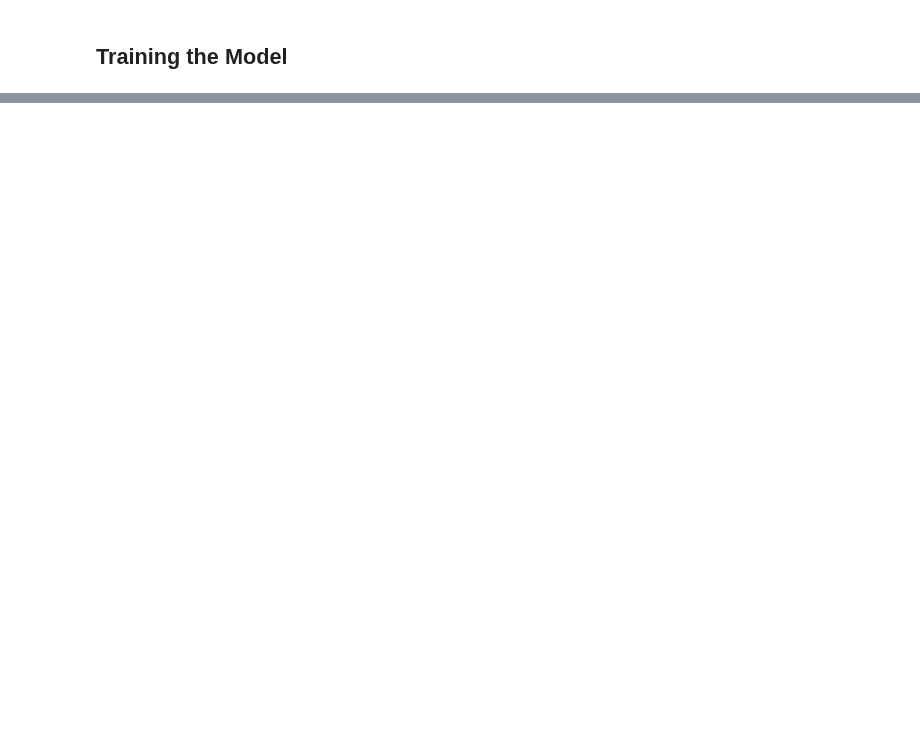
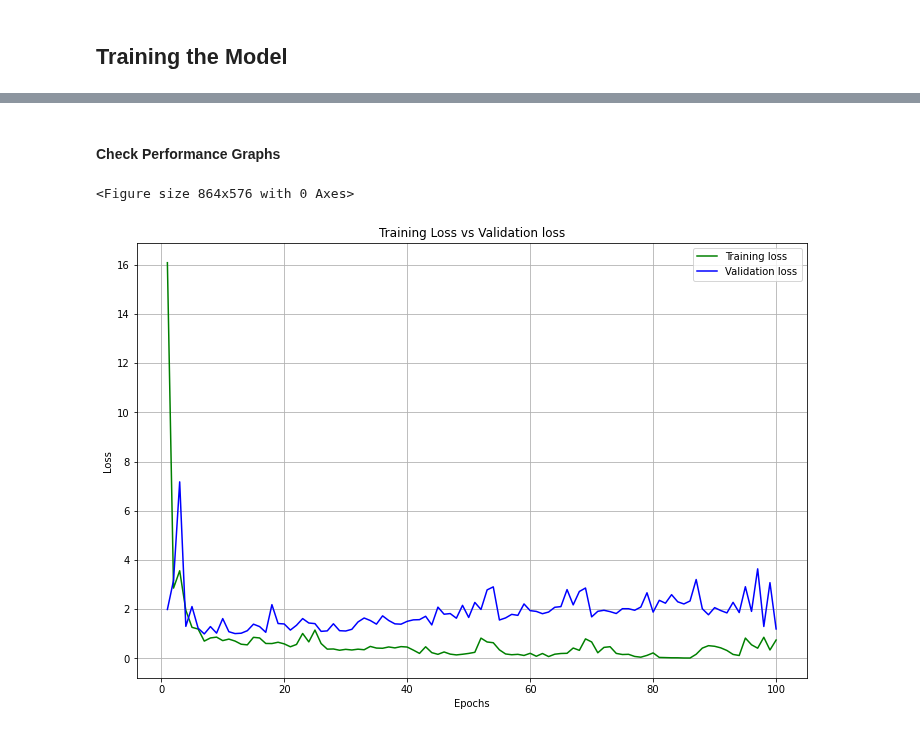
Before and after one commit to suvofalcon/Py-SpringboardAIML, a Jupyter notebook: _XX_Universal/DL Assignment 01-01.VisionDataset.ipynb, the cells around one changed output, grey strips where cells are left out. Drawn from its saved outputs; the diff is of its cells as text; code cells hidden in the pictures; blank space fills up the shorter version.

Commit message:
DL Assignment - Image classification using ANN

```diff
--- a/_XX_Universal/DL Assignment 01-01.VisionDataset.ipynb
+++ b/_XX_Universal/DL Assignment 01-01.VisionDataset.ipynb
@@ -72,7 +70,7 @@ for file1 in listdir(folder):
     file2 = folder + "/" + file1
     for file3 in listdir(file2):
         file4 = file2 + "/" + file3
-        image = tf.keras.preprocessing.image.load_img(file4, target_size=(128, 128))
+        image = tf.keras.preprocessing.image.load_img(file4, target_size=(256, 256))
         image = tf.keras.preprocessing.image.img_to_array(image)
         imageList.append(image)
         classList.append(file1)
@@ -124,0 +121,8 @@ array([0.09803922, 0.11372549, 0.14901961, ..., 0.62352943, 0.5882353 ,
+# %%
+# Label encoding for "cats", "dogs", "pandas"
+encoder = LabelEncoder()
+classArray = encoder.fit_transform(classArray)
+
+# Convert to categorical
+classArray = tf.keras.utils.to_categorical(classArray)
+classArray.shape
@@ -166,11 +168,11 @@ ACTIVATION_HIDDEN = tf.keras.activations.relu
 ACTIVATION_OUTPUT = tf.keras.activations.softmax
 LEARNING_RATE = 1e-3
 OPTIMIZER = tf.keras.optimizers.Adam(LEARNING_RATE)
-LOSS_FUNCTION = tf.keras.losses.sparse_categorical_crossentropy
+LOSS_FUNCTION = tf.keras.losses.categorical_crossentropy
 L2_REGULARIZER = tf.keras.regularizers.L2(0.001)
-DROPOUT_RATE = 0.2
+DROPOUT_RATE = 0.5
 
-EPOCHS = 10
+EPOCHS = 100
 # %%
 # Define the Metrics - These are the metrics we will evaluate during training
 
@@ -335,0 +323,8 @@ TypeError: 'NoneType' object is not callable
+# %% [markdown]
+#### Check Performance Graphs
+# %%
+# Plot training loss vs validation loss
+plotTrainLossVsValLoss(epochs_history=epochs_history_simple)
+# %% [output]
+<Figure size 864x576 with 0 Axes>
+[figure, added]
```
Also changed, not shown: parts of 20 cells of this notebook.
